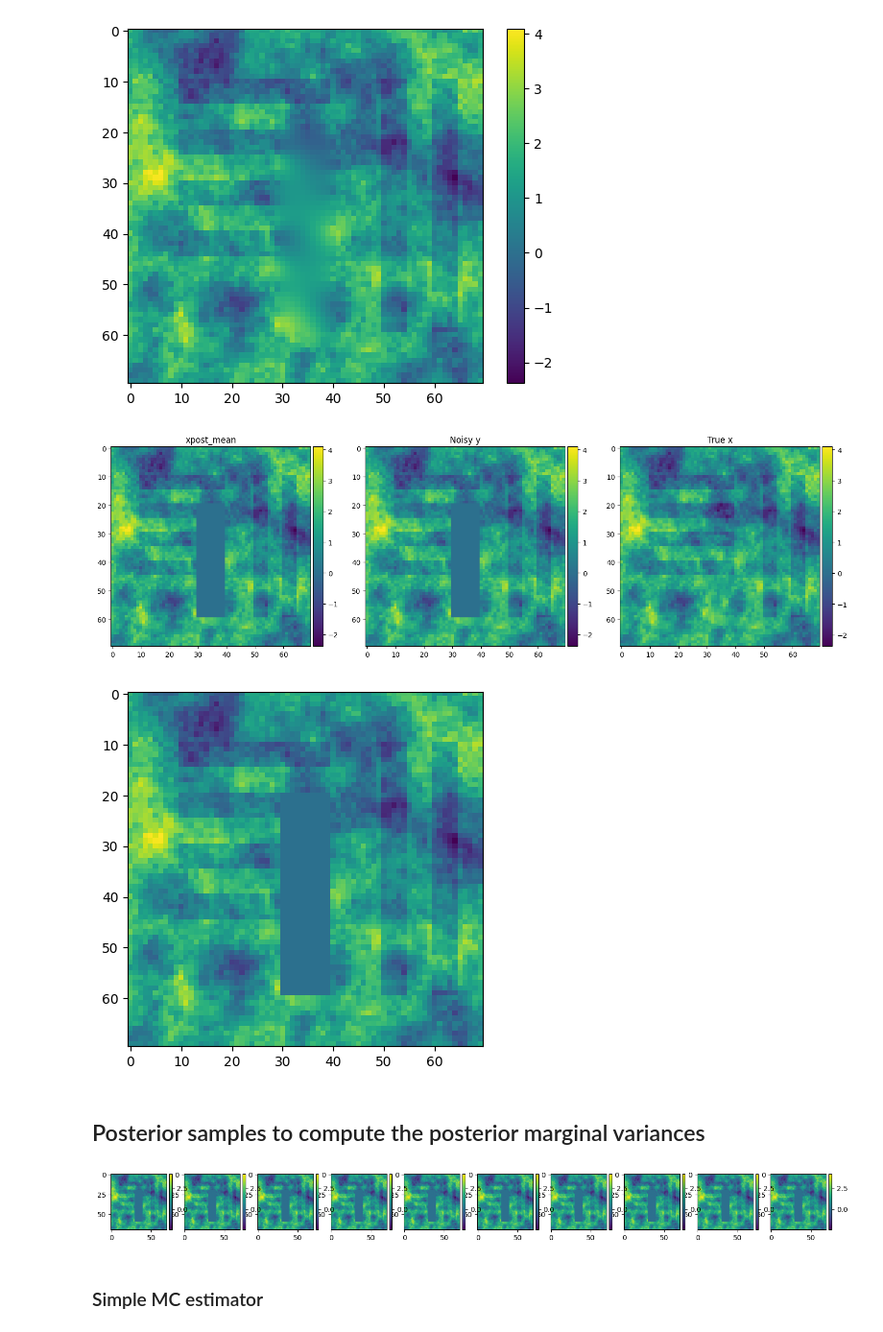
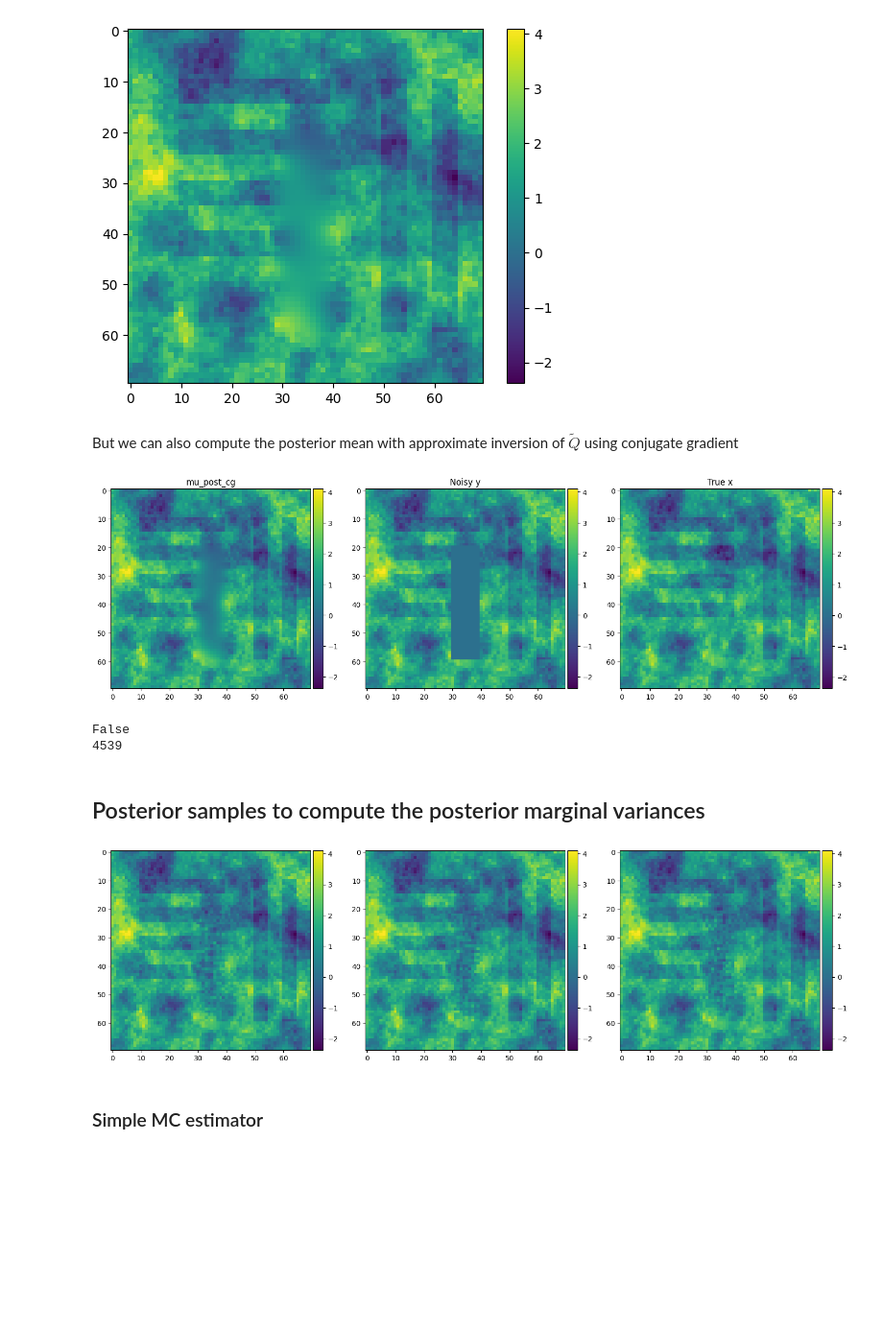
Before and after one commit to HGangloff/dgmrf, a Jupyter notebook: notebooks/conv_dgmrf_lattice.ipynb, the cells around one changed output. Shown: that part at 96% size. Saved outputs shown, nothing was run; the diff lists cells and outputs as text; code cells hidden in the pictures; blank space fills up the shorter version.

Commit message:
correct posterior mean estimation for conv layer. Needs check for graph layer. Need continue with non linearities

```diff
--- a/notebooks/conv_dgmrf_lattice.ipynb
+++ b/notebooks/conv_dgmrf_lattice.ipynb
@@ -226,31 +228,32 @@ We can still afford the computation of exactly inverting Q to compute exactly th
 # %%
-Q = dgmrf.get_Q()
-QTilde = Q + jnp.diag(1/(jnp.exp(params_final["log_sigma"])**2) * jnp.where(mask == 0, jnp.ones((H, W)).flatten(), 0))
-inv_QTilde = jnp.linalg.inv(QTilde)
-key, subkey1, subkey2 = jax.random.split(key, 3)
-u1 = jax.random.normal(subkey1, shape=y.shape)
-u2 = jax.random.normal(subkey2, shape=y.shape)
-
-mu_post = inv_QTilde @ (-dgmrf(dgmrf(jnp.zeros_like(y.flatten()), with_bias=True), transpose=True, with_bias=False)
-                       +1/(jnp.exp(params_final["log_sigma"])**2)*(y))# + jnp.exp(params_final["log_sigma"]) * jnp.where(mask==0, u2,0)))
-plt.imshow(mu_post.reshape((H, W)))#[10:-10,10:-10])
+mu_post_exact = dgmrf.get_post_mu(
+    y,
+    params_final["log_sigma"],
+    mu0=params_final["nu_phi"],
+    mask=mask,
+    method="exact"
+)
+plt.imshow(mu_post_exact.reshape((H, W)))#[10:-10,10:-10])
 plt.colorbar()
 plt.show()
 # %% [output]
 [figure]
+# %% [markdown]
+But we can also compute the posterior mean with approximate inversion of $\tilde{Q}$ using conjugate gradient
 # %%
-xpost_mean = dgmrf.get_post_mu(
+mu_post_cg = dgmrf.get_post_mu(
     y,
     params_final["log_sigma"],
     mu0=params_final["nu_phi"],
-    mask=None
+    mask=mask,
+    method="cg"
 )
 # %%
 fig, axes = plt.subplots(1, 3)
 fig.set_size_inches(18.5, 10.5)
 
-im = axes[0].imshow(xpost_mean.reshape(H, W))
-axes[0].set_title("xpost_mean")
+im = axes[0].imshow(mu_post_cg.reshape(H, W))
+axes[0].set_title("mu_post_cg")
 divider = make_axes_locatable(axes[0])
 cax = divider.append_axes('right', size='5%', pad=0.05)
 fig.colorbar(im, cax=cax, orientation='vertical')
@@ -269,13 +272,13 @@ fig.colorbar(im, cax=cax, orientation='vertical')
 
 plt.show()
 # %% [output]
-[figure, old version]
+[figure, new version]
 # %%
-x_ = jnp.where(mask == 0, xpost_mean, 0)
-plt.imshow(x_.reshape((H, W)))
-plt.show()
+print(jnp.allclose(jnp.round(mu_post_exact, decimals=1), jnp.round(mu_post_cg, decimals=1)))
+print(jnp.sum(jnp.round(mu_post_exact, decimals=1)== jnp.round(mu_post_cg, decimals=1)))
 # %% [output]
-[figure, removed]
+False
+4539
 # %% [markdown]
 ## Posterior samples to compute the posterior marginal variances
 # %%
@@ -284,17 +287,17 @@ nb_samples = 50
 dgmrf = eqx.combine(params_final["dgmrf"], static["dgmrf"])
 
 key, subkey = jax.random.split(key, 2)
-x_post_samples = dgmrf.posterior_samples(nb_samples, y, params_final["log_sigma"], subkey, x0=xpost_mean)
+x_post_samples = dgmrf.posterior_samples(nb_samples, y, params_final["log_sigma"], subkey, mask=mask, x0=mu_post_cg)
 # %%
-fig, axes = plt.subplots(1, 10)
+fig, axes = plt.subplots(1, 3)
 fig.set_size_inches(18.5, 10.5)
 
 for i, ax in enumerate(axes):
     ax.imshow(x_post_samples[i].reshape(H, W))
     divider = make_axes_locatable(ax)
     cax = divider.append_axes('right', size='5%', pad=0.05)
     fig.colorbar(im, cax=cax, orientation='vertical')
 # %% [output]
-[figure, old version]
+[figure, new version]
 # %% [markdown]
 ### Simple MC estimator
```
Also changed, not shown: parts of 8 cells of this notebook, 3 other files.
